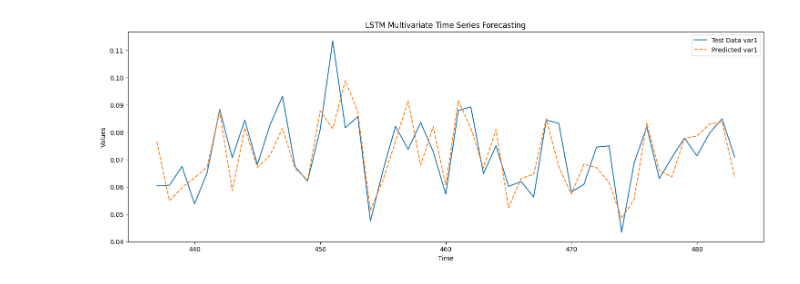
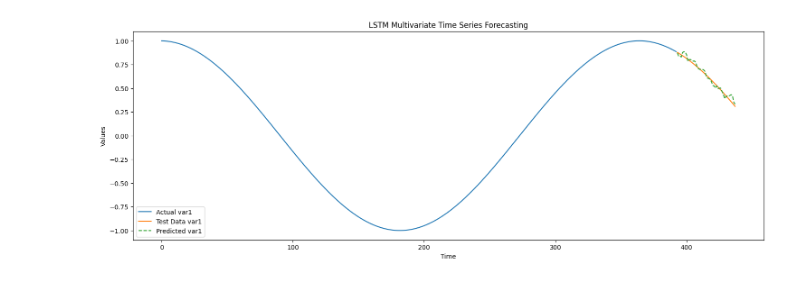
Before and after one commit to alex-dias/hate_twitter_trend, a Jupyter notebook: multivariate_analysis.ipynb, the cells around one changed output. Cells and saved outputs as stored; diff of their text form; code cells hidden in the pictures.

Commit message:
Improved cyclical features and fixed spliting data

```diff
--- a/multivariate_analysis.ipynb
+++ b/multivariate_analysis.ipynb
@@ -63,3 +43,4 @@ per90_hate = pd.read_csv("series/per90_hate.csv")
 per99_hate = pd.read_csv("series/per99_hate.csv")
 # %%
 merge_df = merge_dfs([cnt_join[['date', 'rate']], max_hate, sum_hate, avg_hate, max_news, sum_news, avg_news, cnt_news, per25_hate, per75_hate, per90_hate, per99_hate])
+merge_df['date'] = pd.to_datetime(merge_df['date'])
@@ -69,4 +67,4 @@ merge_df['day_sin'] = np.sin(merge_df['timestamp'] * (2 * np.pi / (24*60*60)))
 # %%
-merge_df.drop(['date', 'timestamp'], axis=1, inplace=True)
+merge_df.drop(['date'], axis=1, inplace=True)
 merge_df
 # %% [output]
@@ -307,16 +176,0 @@ merge_df
-# %%
-# Normalize the data
-scaler = MinMaxScaler()
-scaled_data = scaler.fit_transform(merge_df)
-
-# Define sequence length and forecasting horizon
-sequence_length = 5
-forecast_horizon = 1
-
-# Create input-output pairs
-X, y = [], []
-for i in range(len(scaled_data) - sequence_length - forecast_horizon + 1):
-    X.append(scaled_data[i:i+sequence_length])
-    y.append(scaled_data[i+sequence_length:i+sequence_length+forecast_horizon])
-
-X, y = np.array(X), np.array(y)
@@ -430,7 +298,7 @@ scaler = MinMaxScaler()
 scaled_data = scaler.fit_transform(merge_df)
 
 # Define sequence length and forecasting horizon
-sequence_length = 15
+sequence_length = 30
 forecast_horizon = 1
 
 # Create input-output pairs
@@ -441,19 +309,17 @@ for i in range(len(scaled_data) - sequence_length - forecast_horizon + 1):
 
 X, y = np.array(X), np.array(y)
 
-X_train, X_temp, y_train, y_temp = train_test_split(X, y, test_size=0.2, random_state=42)
-X_test, X_val, y_test, y_val = train_test_split(X_temp, y_temp, test_size=0.5, random_state=42)
-
-callback = tf.keras.callbacks.EarlyStopping(monitor='loss', patience=3)
+X_train, X_temp, y_train, y_temp = train_test_split(X, y, test_size=0.2, random_state=42, shuffle=False)
+X_test, X_val, y_test, y_val = train_test_split(X_temp, y_temp, test_size=0.5, random_state=42, shuffle=False)
 
 # Build the LSTM model
 model = Sequential()
-model.add(LSTM(units=109, return_sequences=True))
-model.add(LSTM(units=109))
-model.add(tf.keras.layers.Dropout(0.20872366312336352))
+#model.add(LSTM(units=76, return_sequences=True))
+model.add(LSTM(units=119))
+model.add(tf.keras.layers.Dropout(0.11460100669225863))
 model.add(Dense(y_train.shape[2]))  # Output layer with one neuron per variable
 # Compile the model
-model.compile(optimizer=keras.optimizers.Adam(learning_rate=0.0043563040970433274), loss='mean_squared_error')
+model.compile(optimizer=keras.optimizers.Adam(learning_rate=0.00012930201072331249), loss='mean_squared_error')
 
 # Train the model
 model.fit(X_train, y_train, epochs=200, batch_size=1, verbose=1, validation_data=(X_val, y_val))
@@ -507,20 +377,22 @@ RMSE for day_sin: 3.841447263918977e-12
 predictions = model.predict(X_test)
 # %%
 scaled_data_inverse = scaler.inverse_transform(scaled_data)
+predicted_values = scaler.inverse_transform(predictions.reshape(-1, y_test.shape[2]))
+actual_values = scaler.inverse_transform(y_test.reshape(-1, y_test.shape[2]))
 
-index = 3
+index = 25
 
 # Plot the entire series, training, testing, and predicted data
 plt.figure(figsize=(18, 6))
-#plt.plot(scaled_data_inverse[:scaled_data_inverse.shape[0]-len(y_test), index], label='Actual var1')
-plt.plot(np.arange(len(scaled_data_inverse) - len(y_test), len(scaled_data_inverse)), actual_values[:, index], label='Test Data var1')
-plt.plot(np.arange(len(scaled_data_inverse) - len(y_test), len(scaled_data_inverse)), predicted_values[:, index], label='Predicted var1', linestyle='--')
+plt.plot(scaled_data_inverse[:scaled_data_inverse.shape[0]-len(y_test)-len(y_val), index], label='Actual var1')
+plt.plot(np.arange(len(scaled_data_inverse) - len(y_test)-len(y_val), len(scaled_data_inverse)-len(y_val)), actual_values[:, index], label='Test Data var1')
+plt.plot(np.arange(len(scaled_data_inverse) - len(y_test)-len(y_val), len(scaled_data_inverse)-len(y_val)), predicted_values[:, index], label='Predicted var1', linestyle='--')
 
 
 plt.legend()
 plt.title("LSTM Multivariate Time Series Forecasting")
 plt.xlabel("Time")
 plt.ylabel("Values")
 plt.show()
 # %% [output]
-[figure, old version]
+[figure, new version]
```
Also changed, not shown: parts of 21 cells of this notebook.
